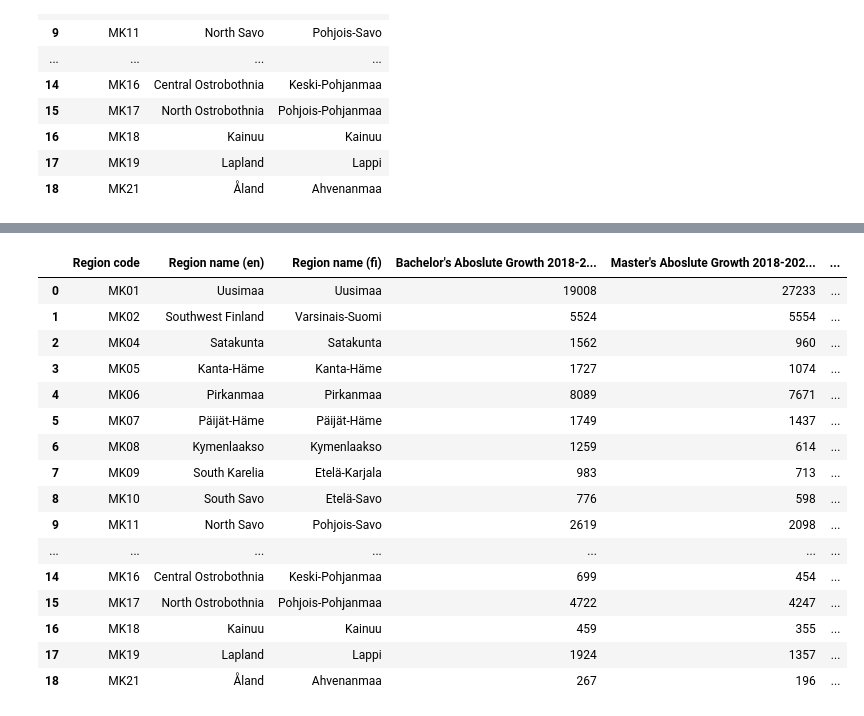
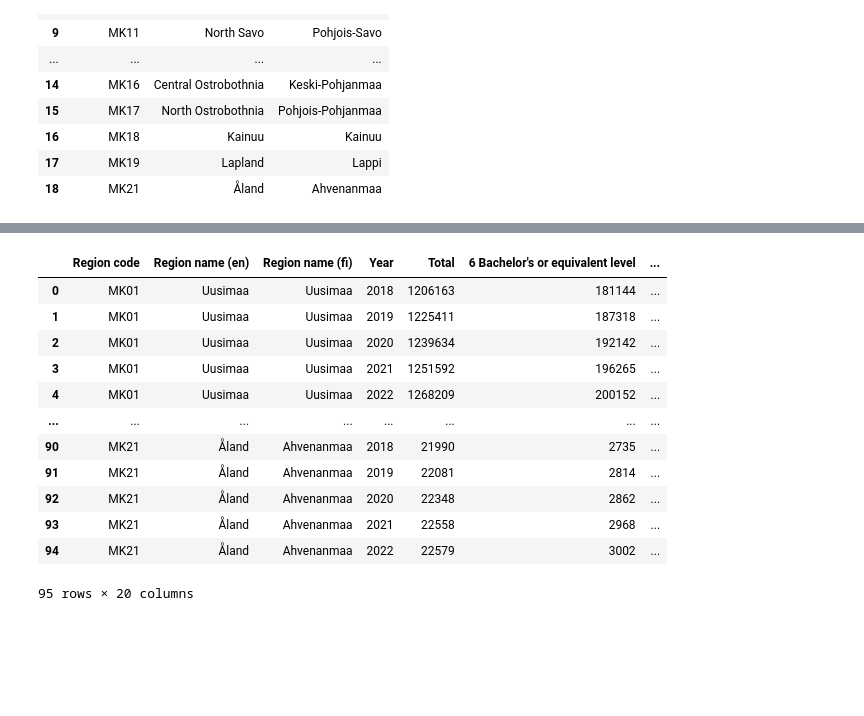
Before and after one commit to gydis/OP-heist-project, a Jupyter notebook: indices_calculation/educational_attainment_index.ipynb, the cells around one changed output, grey strips where cells are left out. Cells and saved outputs as stored; diff of their text form; code cells hidden in the pictures; blank space fills up the shorter version.

```diff
--- a/indices_calculation/educational_attainment_index.ipynb
+++ b/indices_calculation/educational_attainment_index.ipynb
@@ -47,6 +47,9 @@ query = {
         "filter": "item",
         "values": [
           "2018",
+          "2019",
+          "2020",
+          "2021",
           "2022"
         ]
       }
@@ -242,4 +253,4 @@ df
 # %%
-education_attainment = df.groupby(level=['Region']).sum().copy()
-education_attainment
+df = df.groupby(level=['Year', 'Region']).sum().copy()
+df
 # %% [output]
@@ -343,0 +363,23 @@ education_index
+# %%
+columns = [
+    'Year',
+    'Region code',
+    'Total',
+    "6 Bachelor's or equivalent level",
+    "7 Master's or equivalent level",
+    '8 Doctoral or equivalent level',
+    "Bachelor's Percentage",
+    "Master's Percentage",
+    'Doctoral Percentage',
+    "Bachelor's absolute growth (person)",
+    "Bachelor's relative growth (%)",
+    "Master's absolute growth (person)",
+    "Master's relative growth (%)",
+    'Doctoral absolute growth (person)',
+    'Doctoral relative growth (%)',
+    "Bachelor's ratio growth (%)",
+    "Master's ratio growth (%)",
+    'Doctoral ratio growth (%)'
+]
+education_attainment = df[columns].copy()
+education_attainment
@@ -344,23 +400,19 @@ education_index
 # %%
-final_df = pd.merge(base_df, education_index, on='Region code', how='inner')
+final_df = pd.merge(base_df, education_attainment, on='Region code', how='inner')
 final_df
 # %% [output]
-|  | Region code | Region name (en) | Region name (fi) | Bachelor's Aboslute Growth 2018-2... | Master's Aboslute Growth 2018-202... | ... |
-| 0 | MK01 | Uusimaa | Uusimaa | 19008 | 27233 | ... |
-| 1 | MK02 | Southwest Finland | Varsinais-Suomi | 5524 | 5554 | ... |
-| 2 | MK04 | Satakunta | Satakunta | 1562 | 960 | ... |
-| 3 | MK05 | Kanta-Häme | Kanta-Häme | 1727 | 1074 | ... |
-| 4 | MK06 | Pirkanmaa | Pirkanmaa | 8089 | 7671 | ... |
-| 5 | MK07 | Päijät-Häme | Päijät-Häme | 1749 | 1437 | ... |
-| 6 | MK08 | Kymenlaakso | Kymenlaakso | 1259 | 614 | ... |
-| 7 | MK09 | South Karelia | Etelä-Karjala | 983 | 713 | ... |
-| 8 | MK10 | South Savo | Etelä-Savo | 776 | 598 | ... |
-| 9 | MK11 | North Savo | Pohjois-Savo | 2619 | 2098 | ... |
-| ... | ... | ... | ... | ... | ... | ... |
-| 14 | MK16 | Central Ostrobothnia | Keski-Pohjanmaa | 699 | 454 | ... |
-| 15 | MK17 | North Ostrobothnia | Pohjois-Pohjanmaa | 4722 | 4247 | ... |
-| 16 | MK18 | Kainuu | Kainuu | 459 | 355 | ... |
-| 17 | MK19 | Lapland | Lappi | 1924 | 1357 | ... |
-| 18 | MK21 | Åland | Ahvenanmaa | 267 | 196 | ... |
+|  | Region code | Region name (en) | Region name (fi) | Year | Total | 6 Bachelor's or equivalent level | ... |
+| 0 | MK01 | Uusimaa | Uusimaa | 2018 | 1206163 | 181144 | ... |
+| 1 | MK01 | Uusimaa | Uusimaa | 2019 | 1225411 | 187318 | ... |
+| 2 | MK01 | Uusimaa | Uusimaa | 2020 | 1239634 | 192142 | ... |
+| 3 | MK01 | Uusimaa | Uusimaa | 2021 | 1251592 | 196265 | ... |
+| 4 | MK01 | Uusimaa | Uusimaa | 2022 | 1268209 | 200152 | ... |
+| ... | ... | ... | ... | ... | ... | ... | ... |
+| 90 | MK21 | Åland | Ahvenanmaa | 2018 | 21990 | 2735 | ... |
+| 91 | MK21 | Åland | Ahvenanmaa | 2019 | 22081 | 2814 | ... |
+| 92 | MK21 | Åland | Ahvenanmaa | 2020 | 22348 | 2862 | ... |
+| 93 | MK21 | Åland | Ahvenanmaa | 2021 | 22558 | 2968 | ... |
+| 94 | MK21 | Åland | Ahvenanmaa | 2022 | 22579 | 3002 | ... |
+95 rows × 20 columns
 # %%
 final_df.to_csv('../data/Indices/education_attainment_index.csv', index=False)
```
Also changed, not shown: parts of 9 cells of this notebook, 1 other file.
